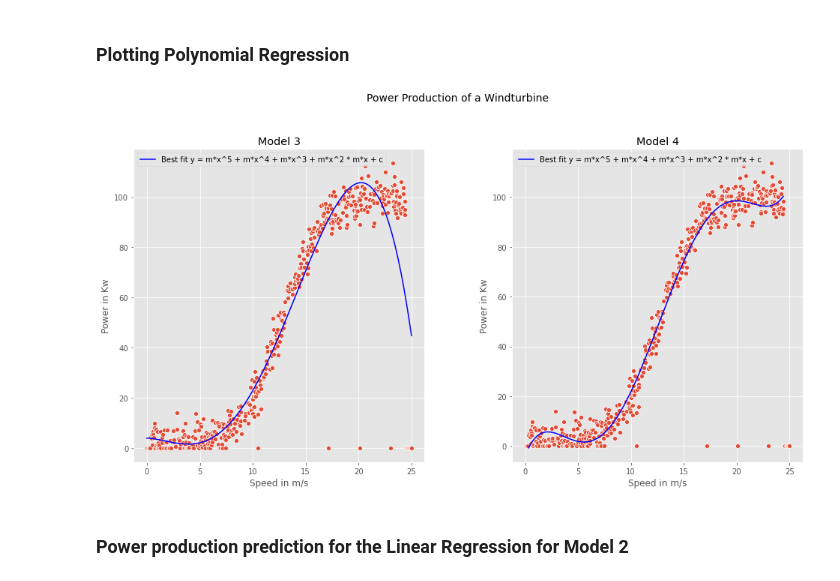
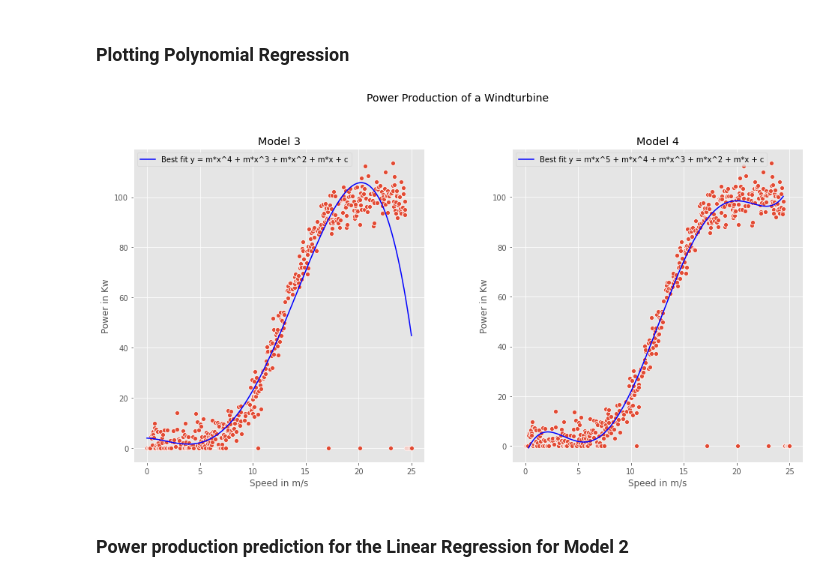
Before and after one commit to Silvio622/foda-project2020, a Jupyter notebook: Prediction of Wind Turbine Power Production .ipynb, the cells around one changed output. Saved outputs shown, nothing was run; the diff lists cells and outputs as text; code cells hidden in the pictures.

Commit message:
Explain Polynomial Regression

```diff
--- a/Prediction of Wind Turbine Power Production .ipynb
+++ b/Prediction of Wind Turbine Power Production .ipynb
@@ -147,13 +146,12 @@ y3 = df.iloc[:,1].values # y=output/predictor[:] all row values,1 is for values
 
 # Fitting the Polynomial Regression model from the scikit sklearn package to the dataset
 polymodel1 = PolynomialFeatures(degree=4)
-X_polymodel1 = polymodel1.fit_transform(X3)
+X_polymodel1 = polymodel1.fit_transform(X3)# transform model depended on degree
 
-polymodel1.fit(X_polymodel1,y3) # fit a regression line to the model
 polymodel1lin = LinearRegression()# create a linear regression model
 polymodel1lin.fit(X_polymodel1,y3)# fit a regression line to the model
 
-regcoef3 = polymodel1lin.coef_ # calculate the coefficient or slope(m)
+regcoef3 = polymodel1lin.coef_ # calculate the coefficients or slopes(m)
 regintercept3 = polymodel1lin.intercept_ # calculate the intercept or offset(c)
 regscore3 = polymodel1lin.score(X_polymodel1,y3) # calculates the score or 𝑅² number
 
@@ -173,13 +171,12 @@ y4 = df.iloc[5:490,1].values # y=output/predictor[:] all row values,1 is for val
 
 # Fitting the Polynomial Regression model from the scikit sklearn package to the dataset
 polymodel2 = PolynomialFeatures(degree=5)
-X_polymodel2 = polymodel2.fit_transform(X4)
+X_polymodel2 = polymodel2.fit_transform(X4)# transform model depended on degree
 
-polymodel2.fit(X_polymodel2,y4)# fit a regression line to the model
 polymodel2lin = LinearRegression()# create a linear regression model
 polymodel2lin.fit(X_polymodel2,y4)# fit a regression line to the model
 
-regcoef4 = polymodel2lin.coef_ # calculate the coefficient or slope(m)
+regcoef4 = polymodel2lin.coef_ # calculate the coefficients or slopes(m)
 regintercept4 = polymodel2lin.intercept_ # calculate the intercept or offset(c)
 regscore4 = polymodel2lin.score(X_polymodel2,y4) # calculates the score or 𝑅² number
 
@@ -203,25 +200,25 @@ Regression Score 𝑅x2²:0.9542543757061095
 # %%
 fig = plt.figure(figsize=(16,8))
 title = fig.suptitle("Power Production of a Windturbine", fontsize = 14)
 fig.subplots_adjust(top = 0.85, wspace = 0.3)
 
 ax3 = fig.add_subplot(1,2,1)
 plt.title("Model 3")
 sns.scatterplot(x='speed',y='power',data=df)
-plt.plot(X3,polymodel1lin.predict(polymodel1.fit_transform(X3)),color='blue',label='Best fit y = m*x^5 + m*x^4 + m*x^3 + m*x^2 * m*x + c')
+plt.plot(X3,polymodel1lin.predict(polymodel1.fit_transform(X3)),color='blue',label='Best fit y = m*x^4 + m*x^3 + m*x^2 + m*x + c')
 plt.legend()
 plt.xlabel('Speed in m/s')
 plt.ylabel('Power in Kw');
 
 ax4 = fig.add_subplot(1,2,2)
 plt.title("Model 4")
 sns.scatterplot(x='speed',y='power',data=df)
-plt.plot(X4,polymodel2lin.predict(polymodel2.fit_transform(X4)),color='blue',label='Best fit y = m*x^5 + m*x^4 + m*x^3 + m*x^2 * m*x + c')
+plt.plot(X4,polymodel2lin.predict(polymodel2.fit_transform(X4)),color='blue',label='Best fit y = m*x^5 + m*x^4 + m*x^3 + m*x^2 + m*x + c')
 plt.legend()
 plt.xlabel('Speed in m/s')
 plt.ylabel('Power in Kw');
 # %% [output]
-[figure, old version]
+[figure, new version]
 # %% [markdown]
 ### Power production prediction for the Linear Regression  for Model 2
 # %%
```
Also changed, not shown: parts of 11 cells of this notebook.
